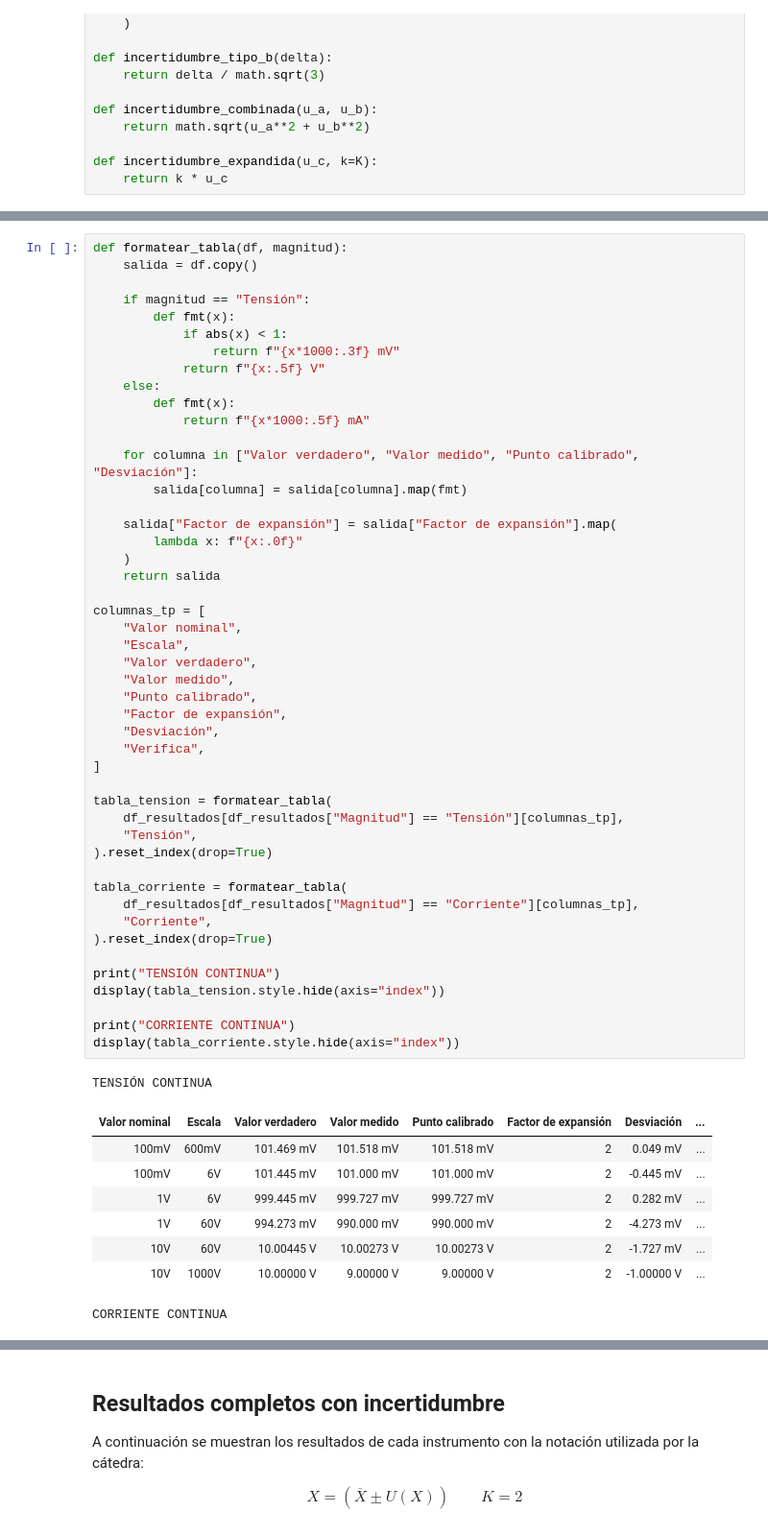
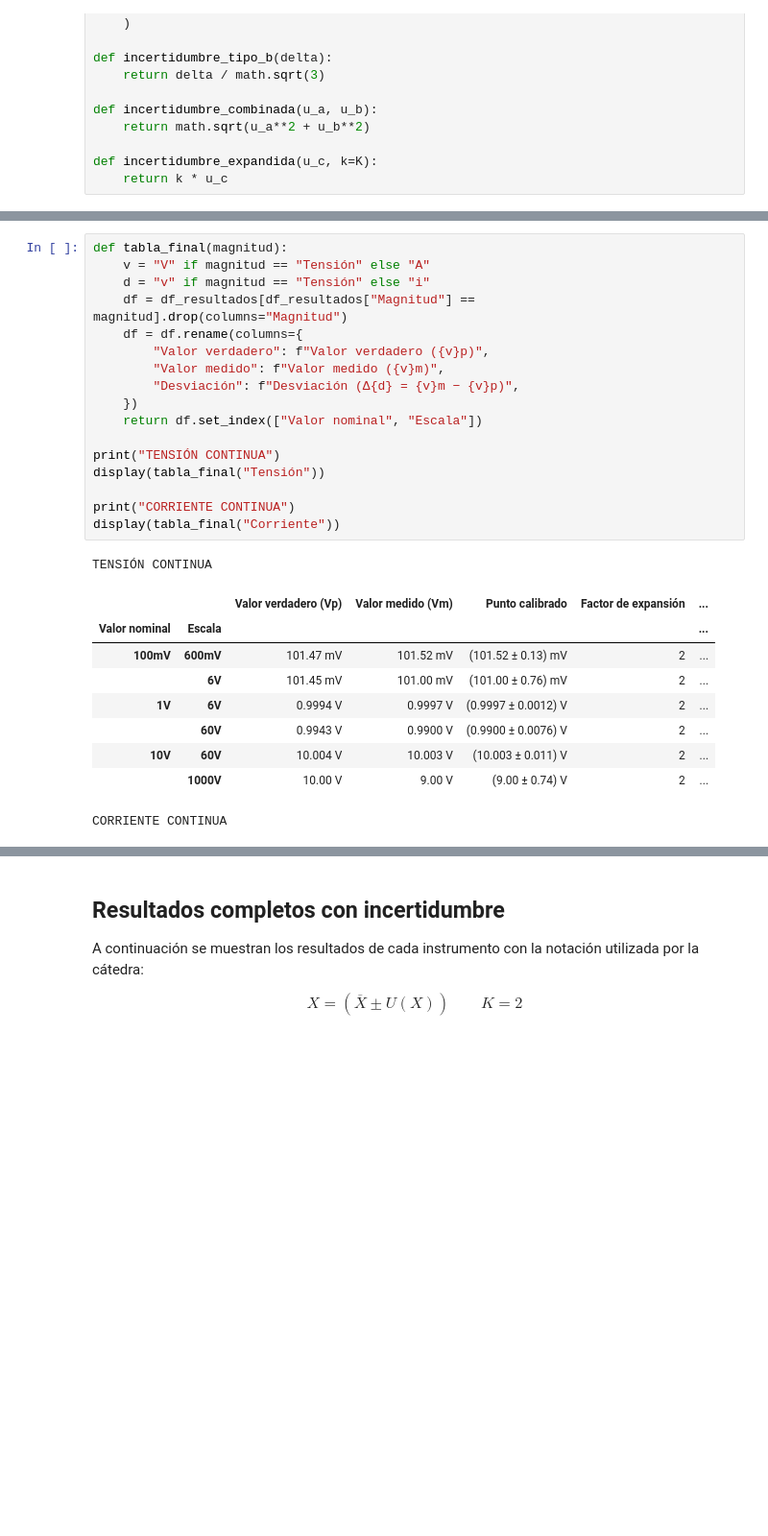
Before and after one commit to Mati-Mar/ME1_Grupo2, a Jupyter notebook: TPL3/R4052_TPL3_G2.ipynb, the cells around one changed output, grey strips where cells are left out. Shown at 96% size. Cells and saved outputs as stored; diff of their text form; blank space fills up the shorter version.

```diff
--- a/TPL3/R4052_TPL3_G2.ipynb
+++ b/TPL3/R4052_TPL3_G2.ipynb
@@ -365,57 +508,28 @@ Para evitar ambigüedades:
 # %%
-def formatear_tabla(df, magnitud):
-    salida = df.copy()
-
-    if magnitud == "Tensión":
-        def fmt(x):
-            if abs(x) < 1:
-                return f"{x*1000:.3f} mV"
-            return f"{x:.5f} V"
-    else:
-        def fmt(x):
-            return f"{x*1000:.5f} mA"
-
-    for columna in ["Valor verdadero", "Valor medido", "Punto calibrado", "Desviación"]:
-        salida[columna] = salida[columna].map(fmt)
-
-    salida["Factor de expansión"] = salida["Factor de expansión"].map(
-        lambda x: f"{x:.0f}"
-    )
-    return salida
-
-columnas_tp = [
-    "Valor nominal",
-    "Escala",
-    "Valor verdadero",
-    "Valor medido",
-    "Punto calibrado",
-    "Factor de expansión",
-    "Desviación",
-    "Verifica",
-]
-
-tabla_tension = formatear_tabla(
-    df_resultados[df_resultados["Magnitud"] == "Tensión"][columnas_tp],
-    "Tensión",
-).reset_index(drop=True)
-
-tabla_corriente = formatear_tabla(
-    df_resultados[df_resultados["Magnitud"] == "Corriente"][columnas_tp],
-    "Corriente",
-).reset_index(drop=True)
+def tabla_final(magnitud):
+    v = "V" if magnitud == "Tensión" else "A"
+    d = "v" if magnitud == "Tensión" else "i"
+    df = df_resultados[df_resultados["Magnitud"] == magnitud].drop(columns="Magnitud")
+    df = df.rename(columns={
+        "Valor verdadero": f"Valor verdadero ({v}p)",
+        "Valor medido": f"Valor medido ({v}m)",
+        "Desviación": f"Desviación (Δ{d} = {v}m − {v}p)",
+    })
+    return df.set_index(["Valor nominal", "Escala"])
 
 print("TENSIÓN CONTINUA")
-display(tabla_tension.style.hide(axis="index"))
+display(tabla_final("Tensión"))
 
 print("CORRIENTE CONTINUA")
-display(tabla_corriente.style.hide(axis="index"))
+display(tabla_final("Corriente"))
 # %% [output]
 TENSIÓN CONTINUA
-| Valor nominal | Escala | Valor verdadero | Valor medido | Punto calibrado | Factor de expansión | Desviación | ... |
-| 100mV | 600mV | 101.469 mV | 101.518 mV | 101.518 mV | 2 | 0.049 mV | ... |
-| 100mV | 6V | 101.445 mV | 101.000 mV | 101.000 mV | 2 | -0.445 mV | ... |
-| 1V | 6V | 999.445 mV | 999.727 mV | 999.727 mV | 2 | 0.282 mV | ... |
-| 1V | 60V | 994.273 mV | 990.000 mV | 990.000 mV | 2 | -4.273 mV | ... |
-| 10V | 60V | 10.00445 V | 10.00273 V | 10.00273 V | 2 | -1.727 mV | ... |
-| 10V | 1000V | 10.00000 V | 9.00000 V | 9.00000 V | 2 | -1.00000 V | ... |
+|  |  | Valor verdadero (Vp) | Valor medido (Vm) | Punto calibrado | Factor de expansión | ... |
+| Valor nominal | Escala |  |  |  |  | ... |
+| 100mV | 600mV | 101.47 mV | 101.52 mV | (101.52 ± 0.13) mV | 2 | ... |
+|  | 6V | 101.45 mV | 101.00 mV | (101.00 ± 0.76) mV | 2 | ... |
+| 1V | 6V | 0.9994 V | 0.9997 V | (0.9997 ± 0.0012) V | 2 | ... |
+|  | 60V | 0.9943 V | 0.9900 V | (0.9900 ± 0.0076) V | 2 | ... |
+| 10V | 60V | 10.004 V | 10.003 V | (10.003 ± 0.011) V | 2 | ... |
+|  | 1000V | 10.00 V | 9.00 V | (9.00 ± 0.74) V | 2 | ... |
 CORRIENTE CONTINUA
```
Also changed, not shown: parts of 10 cells of this notebook, 3 other files.
